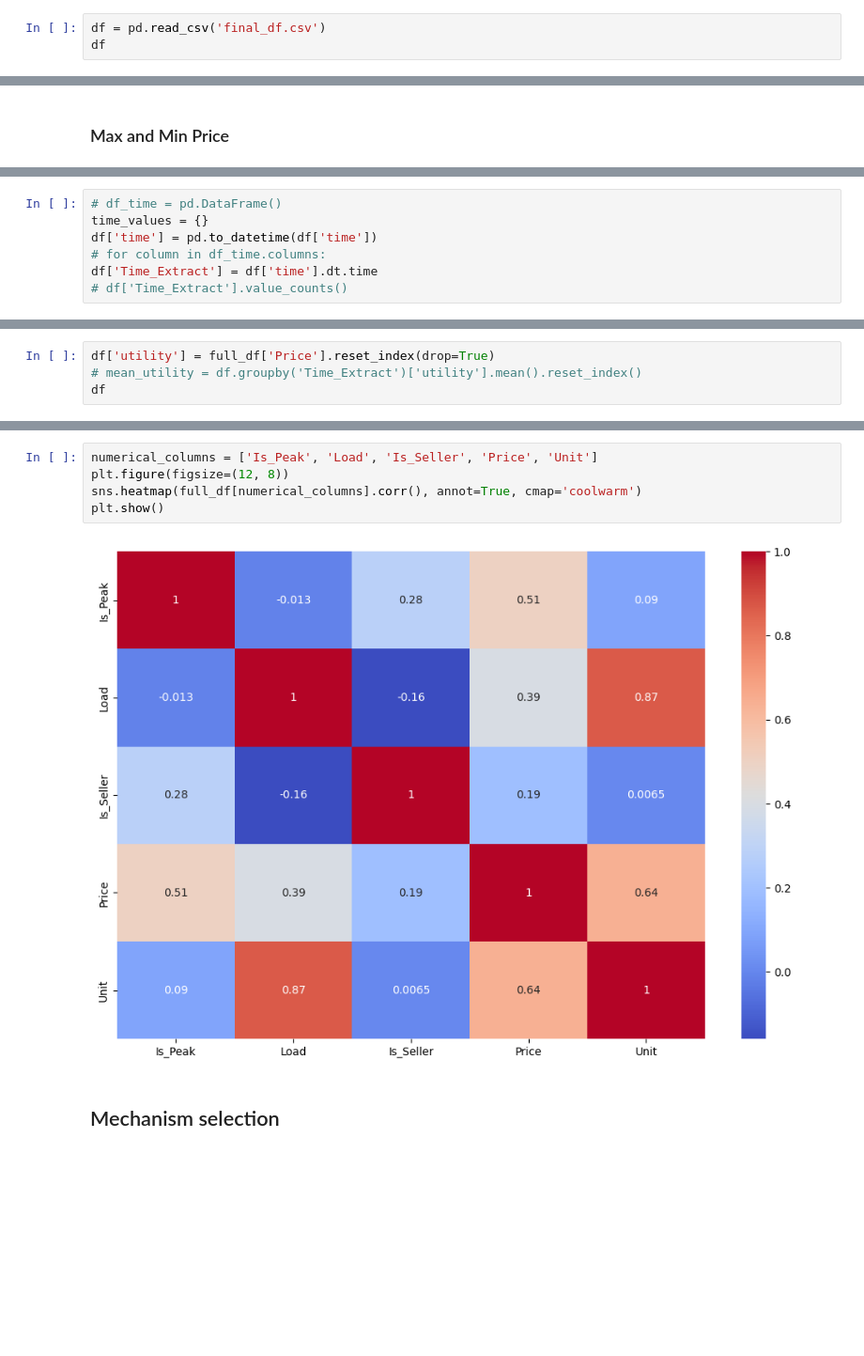
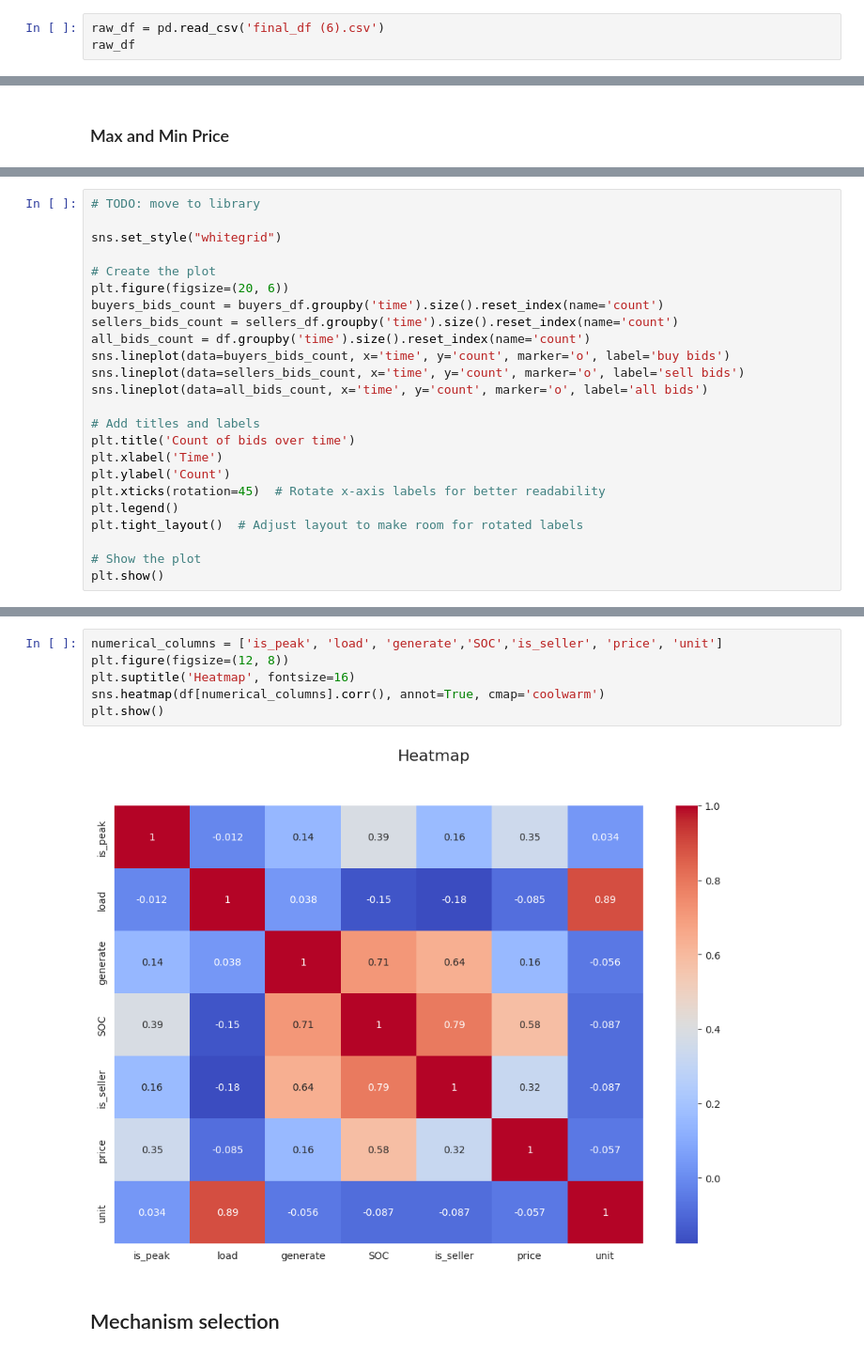
Before and after one commit to erfanara/pymarket-ng, a Jupyter notebook: test.ipynb, the cells around one changed output, grey strips where cells are left out. Shown at 94% size. Cells and saved outputs as stored; diff of their text form; blank space fills up the shorter version.

```diff
--- a/test.ipynb
+++ b/test.ipynb
@@ -13,7 +15,7 @@ from typing import Callable, List, Type
 # %% [markdown]
 ### Load Dataset
 # %%
-df = pd.read_csv('final_df.csv')
-df
+raw_df = pd.read_csv('final_df (6).csv')
+raw_df
 # %% [output]
 |  | time | type_user0 | load_user0 | generate_user0 | SOC_user0 | unit_user0 | price_user0 | is_seller_user0 | ... |
@@ -131,7 +130,0 @@ Min_price_seller 0.055099455
-# %%
-# df_time = pd.DataFrame()
-time_values = {}
-df['time'] = pd.to_datetime(df['time'])
-# for column in df_time.columns:
-df['Time_Extract'] = df['time'].dt.time
-# df['Time_Extract'].value_counts()
@@ -140,4 +130,0 @@ df['Time_Extract'] = df['time'].dt.time
-# %%
-df['utility'] = full_df['Price'].reset_index(drop=True)
-# mean_utility = df.groupby('Time_Extract')['utility'].mean().reset_index()
-df
@@ -272,0 +345,24 @@ plt.show()
+# %%
+# TODO: move to library
+
+sns.set_style("whitegrid")
+
+# Create the plot
+plt.figure(figsize=(20, 6))
+buyers_bids_count = buyers_df.groupby('time').size().reset_index(name='count')
+sellers_bids_count = sellers_df.groupby('time').size().reset_index(name='count')
+all_bids_count = df.groupby('time').size().reset_index(name='count')
+sns.lineplot(data=buyers_bids_count, x='time', y='count', marker='o', label='buy bids')
+sns.lineplot(data=sellers_bids_count, x='time', y='count', marker='o', label='sell bids')
+sns.lineplot(data=all_bids_count, x='time', y='count', marker='o', label='all bids')
+
+# Add titles and labels
+plt.title('Count of bids over time')
+plt.xlabel('Time')
+plt.ylabel('Count')
+plt.xticks(rotation=45)  # Rotate x-axis labels for better readability
+plt.legend()
+plt.tight_layout()  # Adjust layout to make room for rotated labels
+
+# Show the plot
+plt.show()
@@ -273,9 +371,10 @@ plt.show()
 # %%
-numerical_columns = ['Is_Peak', 'Load', 'Is_Seller', 'Price', 'Unit']
+numerical_columns = ['is_peak', 'load', 'generate','SOC','is_seller', 'price', 'unit']
 plt.figure(figsize=(12, 8))
-sns.heatmap(full_df[numerical_columns].corr(), annot=True, cmap='coolwarm')
+plt.suptitle('Heatmap', fontsize=16)
+sns.heatmap(df[numerical_columns].corr(), annot=True, cmap='coolwarm')
 plt.show()
 # %% [output]
-[figure, old version]
+[figure, new version]
 # %% [markdown]
 ## Mechanism selection
```
Also changed, not shown: parts of 33 cells of this notebook, 4 other files.
